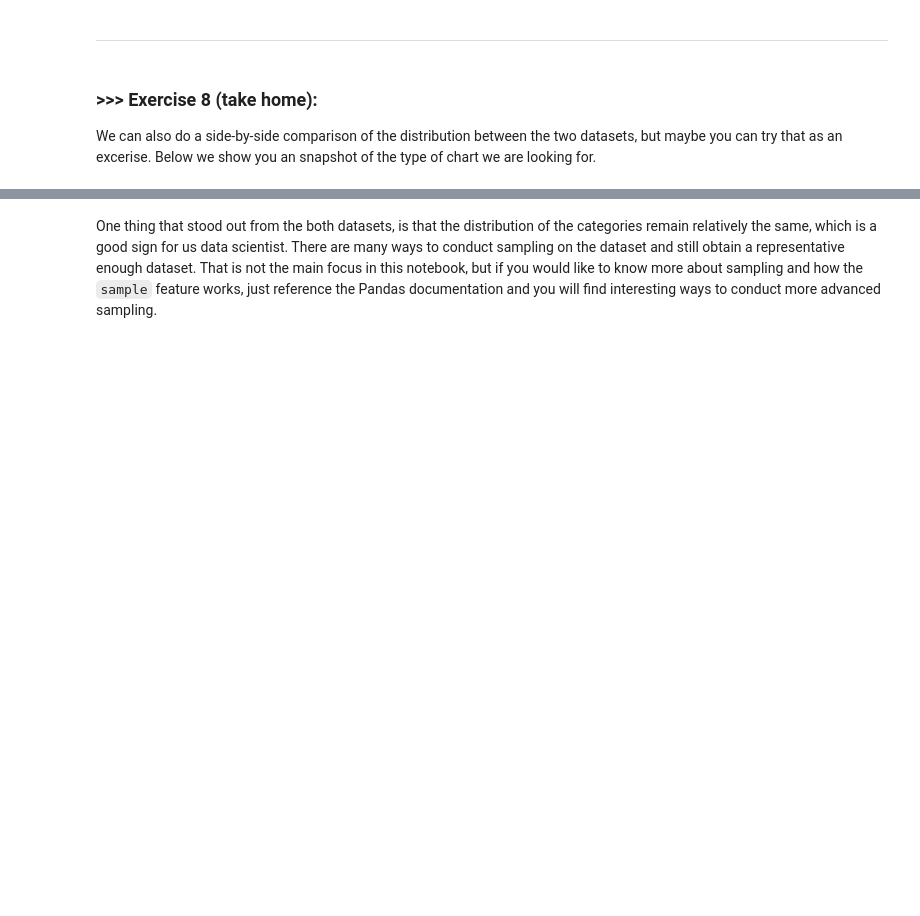
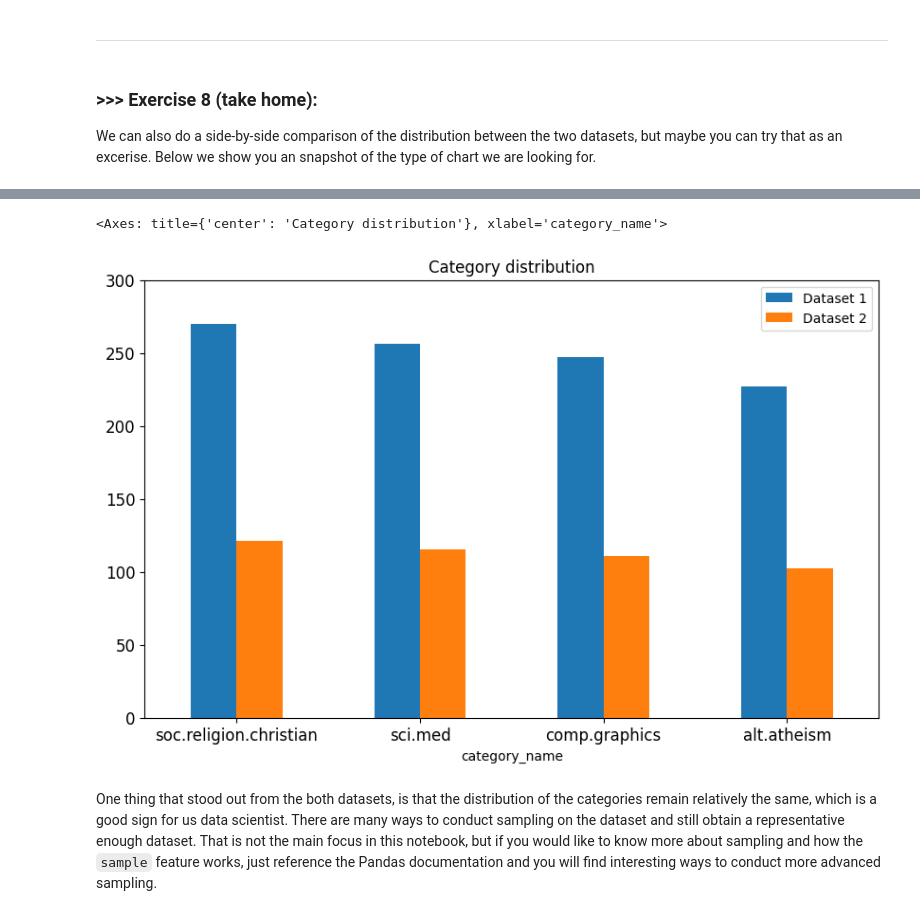
Before and after one commit to elakop/DM2025-Lab1-Exercise, a Jupyter notebook: DM2025-Lab1-Master.ipynb, the cells around one changed output, grey strips where cells are left out. Cells and saved outputs as stored; diff of their text form; code cells hidden in the pictures; blank space fills up the shorter version.

```diff
--- a/DM2025-Lab1-Master.ipynb
+++ b/DM2025-Lab1-Master.ipynb
@@ -734,3 +811,21 @@ We can also do a side-by-side comparison of the distribution between the two dat
+# %%
+# Answer here
+#pandas.DataFrame - two dimensonal data: https://pandas.pydata.org/docs/reference/api/pandas.DataFrame.html
+data = pd.DataFrame({
+    'Dataset 1': X_sample.category_name.value_counts(),
+    'Dataset 2': X_sample.category_name.value_counts() * 0.45 #just copied the source and added 45% to the data
+})
+
+#code from previous excersize
+data.plot(
+    kind='bar',
+    title='Category distribution',
+    ylim=[0, X_sample.category_name.value_counts().max()+30],
+    rot=0, fontsize=12, figsize=(10, 6)
+)
+# %% [output]
+<Axes: title={'center': 'Category distribution'}, xlabel='category_name'>
+[figure, added]
 # %% [markdown]
 One thing that stood out from the both datasets, is that the distribution of the categories remain relatively the same, which is a good sign for us data scientist. There are many ways to conduct sampling on the dataset and still obtain a representative enough dataset. That is not the main focus in this notebook, but if you would like to know more about sampling and how the `sample` feature works, just reference the Pandas documentation and you will find interesting ways to conduct more advanced sampling.
 # %% [markdown]
```
Also changed, not shown: parts of 23 cells of this notebook, 1 other file.
